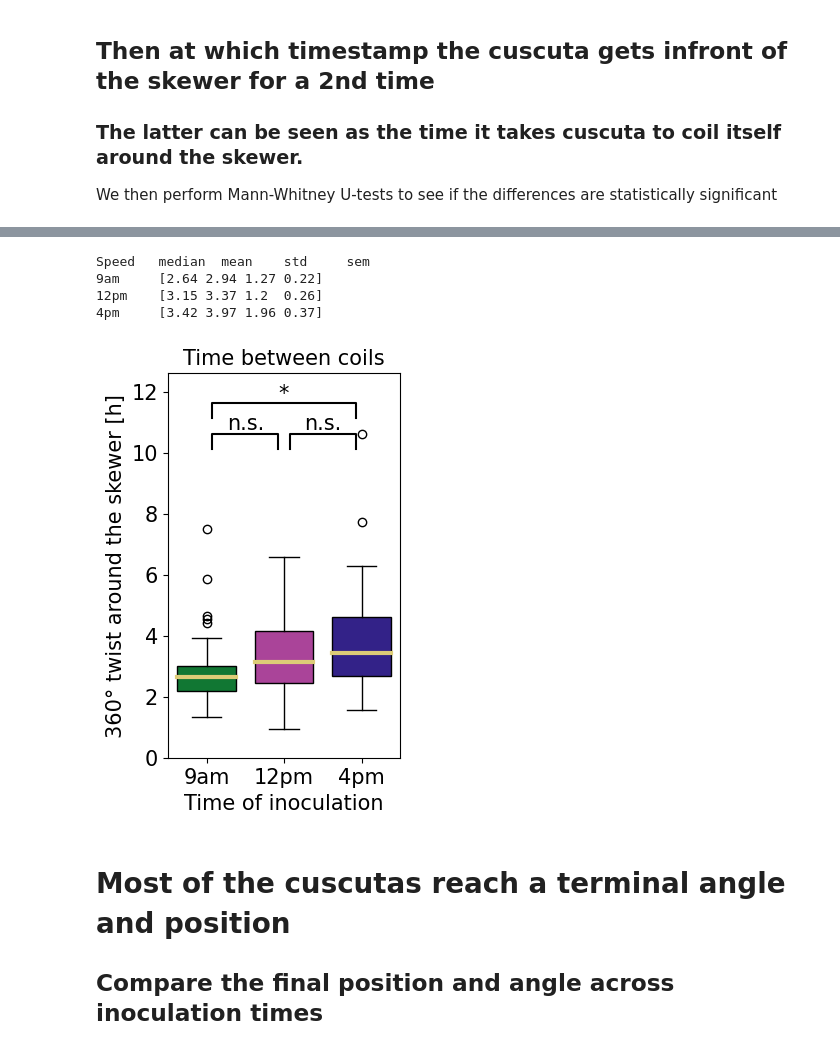
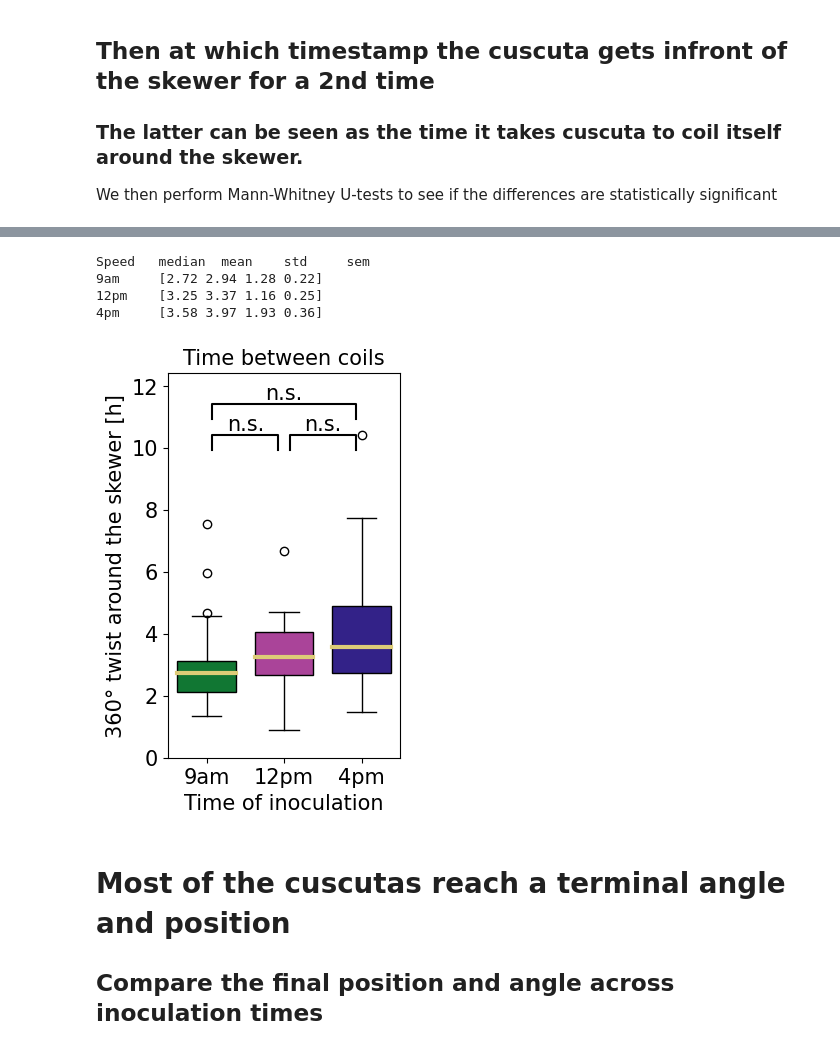
Before and after one commit to ejamezquita/cuscuta, a Jupyter notebook: jupyter/03_pd_wrangle.ipynb, the cells around one changed output, grey strips where cells are left out. Drawn from its saved outputs; the diff is of its cells as text; code cells hidden in the pictures.

```diff
--- a/jupyter/03_pd_wrangle.ipynb
+++ b/jupyter/03_pd_wrangle.ipynb
@@ -46,6 +52,7 @@ manu['4pm'] = np.column_stack((coilstart[~mask], inoctime[~mask]))
 colors = ['#117733', '#aa4499', '#332288', '#44aa99', '#88ccee', '#ddcc77']
 markers = ['D','o','^','v','<','>','*']
 fs = 15
+box_params = {'widths':0.75, 'patch_artist':True, 'medianprops':{'lw':3, 'color':colors[5]} }
 
 src = '../proc/prelim/'
 dst = '../proc/plots/'
@@ -230,11 +237,15 @@ for key in dfs:
 tolpos, tolang = 14, 5
 
 stables = dict()
+fixedpos = dict()
+fixedang = dict()
 quicks = dict()
 
 for key in dfs:
     stable = np.zeros((len(dfs[key]), 2))
     quick = np.copy(stable)
+    fpos = np.zeros((len(dfs[key]), 2))
+    fang = np.zeros((len(dfs[key]), 2))
 
     for i in range(len(stable)):
         for j in range(2):
@@ -244,20 +255,31 @@ for key in dfs:
             maskpos = np.abs(dfs[key][i][poslab] - positions[key][i,j]) < tolpos
             maskang = np.abs(dfs[key][i][anglab] - angles[key][i,j]) < tolang
 
-            foo = np.nonzero(maskpos & maskang)[0]
-            bar = np.nonzero(np.hstack( ([0], np.ediff1d(foo) != 1) ) )[0]
-            if len(bar) == 0:
-                tt = foo[0]
-            else:
-                tt = foo[bar[-1]]
+            foo = np.nonzero(maskpos)[0]
+            bar = np.nonzero(np.hstack( ([True], np.ediff1d(foo) != 1) ) )[0]
+            tt = ifelse(len(bar) == 0, foo[0], foo[bar[-1]])
+            fpos[i,j] = dfs[key][i].loc[:, ['timestamp', poslab]].iloc[tt:, :].iloc[0,0]
 
-            stable[i,j] = dfs[key][i].loc[:, ['timestamp', poslab]].iloc[tt:, :].iloc[0,0]
+            foo = np.nonzero(maskang)[0]
+            bar = np.nonzero(np.hstack( ([True], np.ediff1d(foo) != 1) ) )[0]
+            tt = ifelse(len(bar) == 0, foo[0], foo[bar[-1]])
+            fang[i,j] = dfs[key][i].loc[:, ['timestamp', poslab]].iloc[tt:, :].iloc[0,0]
+
+            stable[i,j] = np.max([fpos[i,j], fang[i,j]])
             quick[i,j] = stable[i,j] - times[key][i,j]
 
+    fixedpos[key] = fpos
+    fixedang[key] = fang
+
+    stables[key] = stable
     quicks[key] = quick
-    stables[key] = stable
+
+wiggle = dict()
+completion = dict()
 
 for key in dfs:
+    completion[key] = stables[key][:,1] - times[key][:,0]
+    wiggle[key] = np.abs(fixedpos[key] - fixedang[key])
     positions[key] /= 28
     tight[key] /= 28
 
@@ -309,8 +331,7 @@ for i in range(len(foo)):
     foo[i] = manu[Times[i]][:,0]
     print(Times[i], np.round([np.median(foo[i]), np.mean(foo[i]), np.std(foo[i]), np.std(foo[i])/np.sqrt(len(foo[i]))], 2) , sep='\t')
 
-bplot = ax[0].boxplot(foo, widths=0.75, patch_artist=True,
-                  medianprops={'lw':3, 'color':colors[5]})
+bplot = ax[0].boxplot(foo, **box_params)
 for patch, color in zip(bplot['boxes'], colors[:len(Times)]):
     patch.set_facecolor(color)
 
@@ -321,8 +342,7 @@ for k in range(2):
         foo[i] = times[Times[i]][:,k]
         print(Times[i], np.round([np.median(foo[i]), np.mean(foo[i]), np.std(foo[i]), np.std(foo[i])/np.sqrt(len(foo[i]))], 2) , sep='\t')
 
-    bplot = ax[k+1].boxplot(foo, widths=0.75, patch_artist=True,
-                      medianprops={'lw':3, 'color':colors[5]})
+    bplot = ax[k+1].boxplot(foo, **box_params)
     for patch, color in zip(bplot['boxes'], colors[:len(Times)]):
         patch.set_facecolor(color)
 
@@ -395,40 +415,38 @@ print('Speed\tmedian\tmean\tstd\tsem')
 for i in range(len(foo)):
     foo[i] = speed[ Times[i] ]
     print(Times[i], np.round([np.median(foo[i]), np.mean(foo[i]), np.std(foo[i]), np.std(foo[i])/np.sqrt(len(foo[i]))], 2) , sep='\t')
 
-bplot = ax[0].boxplot(foo,
-                      widths=0.75, patch_artist=True,
-                      medianprops={'lw':3, 'color':colors[5], 'alpha':1}, zorder=3)
+bplot = ax[0].boxplot(foo,  **box_params)
 for patch, color in zip(bplot['boxes'], colors[:len(Times)]):
     patch.set_facecolor(color)
 
 for ix,(i,j) in enumerate(it.combinations(range(len(Times)), 2)):
     if i+j == 2:
         epsy = 1
     else:
         epsy = 0
     xfoo = np.array([i+1+epsx, i+1+epsx, j+1-epsx, j+1-epsx])
     yfoo = np.array([hmax-0.5,hmax,hmax,hmax-0.5]) + epsy
     ax[0].text((xfoo[0] + xfoo[2])*.5, yfoo[0]+0.5, smwhit[0,ix], ha='center', va='bottom', color='k', fontsize=fs)
     ax[0].plot(xfoo, yfoo, lw=1.5, c='k')
 
 i = 0
 ax[i].set_ylim((0,hmax+2))
 ax[i].tick_params(labelsize=fs);
 ax[i].set_xticks(np.arange(len(Times)) + 1, Times, fontsize=fs);
 ax[i].set_ylabel('360° twist around the skewer [h]', fontsize=fs);
 ax[i].set_xlabel('Time of inoculation', fontsize=fs)
 ax[i].set_title('Time between coils', fontsize=fs);
 
 filename = dst + 'time_for_360_twist'
 #plt.savefig(filename + '.svg', format='svg', bbox_inches='tight')
 #plt.savefig(filename + '.jpg', format='jpg', dpi=200, pil_kwargs={'optimize':True}, bbox_inches='tight')
 # %% [output]
 Speed   median  mean    std     sem
-9am     [2.64 2.94 1.27 0.22]
-12pm    [3.15 3.37 1.2  0.26]
-4pm     [3.42 3.97 1.96 0.37]
+9am     [2.72 2.94 1.28 0.22]
+12pm    [3.25 3.37 1.16 0.25]
+4pm     [3.58 3.97 1.93 0.36]
-[figure, old version]
+[figure, new version]
 # %% [markdown]
 # Most of the cuscutas reach a terminal angle and position
 
```
Also changed, not shown: parts of 22 cells of this notebook, 2 other files.
